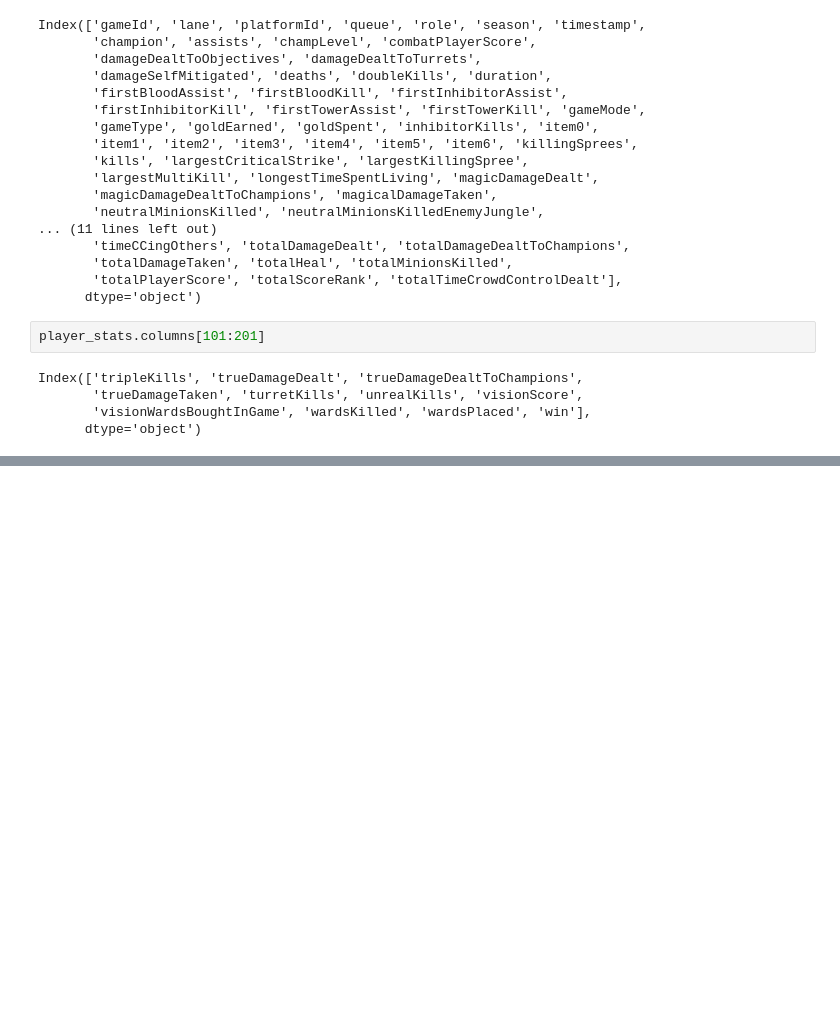
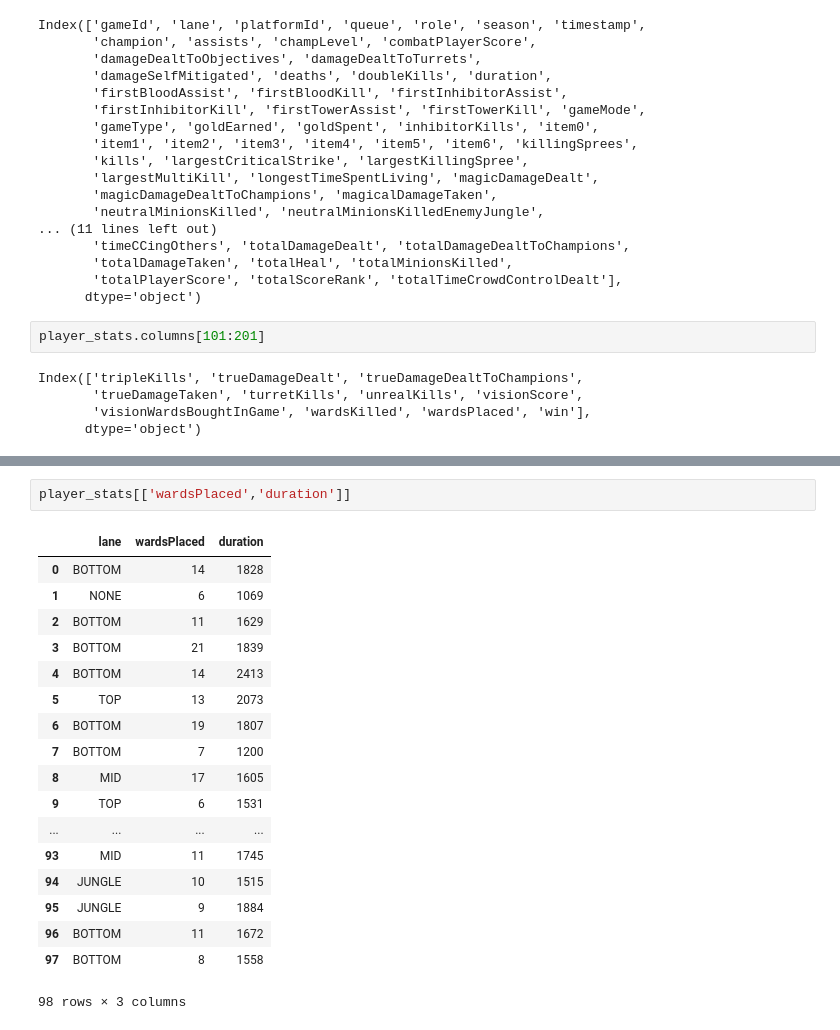
Before and after one commit to Mikhail-Naumov/League, a Jupyter notebook: League_Stats.ipynb, the cells around one changed output, grey strips where cells are left out. Saved outputs shown, nothing was run; the diff lists cells and outputs as text; blank space fills up the shorter version.

```diff
--- a/League_Stats.ipynb
+++ b/League_Stats.ipynb
@@ -186,0 +190,21 @@ Index(['tripleKills', 'trueDamageDealt', 'trueDamageDealtToChampions',
+# %%
+player_stats[['wardsPlaced','duration']]
+# %% [output]
+|  | lane | wardsPlaced | duration |
+| 0 | BOTTOM | 14 | 1828 |
+| 1 | NONE | 6 | 1069 |
+| 2 | BOTTOM | 11 | 1629 |
+| 3 | BOTTOM | 21 | 1839 |
+| 4 | BOTTOM | 14 | 2413 |
+| 5 | TOP | 13 | 2073 |
+| 6 | BOTTOM | 19 | 1807 |
+| 7 | BOTTOM | 7 | 1200 |
+| 8 | MID | 17 | 1605 |
+| 9 | TOP | 6 | 1531 |
+| ... | ... | ... | ... |
+| 93 | MID | 11 | 1745 |
+| 94 | JUNGLE | 10 | 1515 |
+| 95 | JUNGLE | 9 | 1884 |
+| 96 | BOTTOM | 11 | 1672 |
+| 97 | BOTTOM | 8 | 1558 |
+98 rows × 3 columns
```
Also changed, not shown: parts of 9 cells of this notebook.
